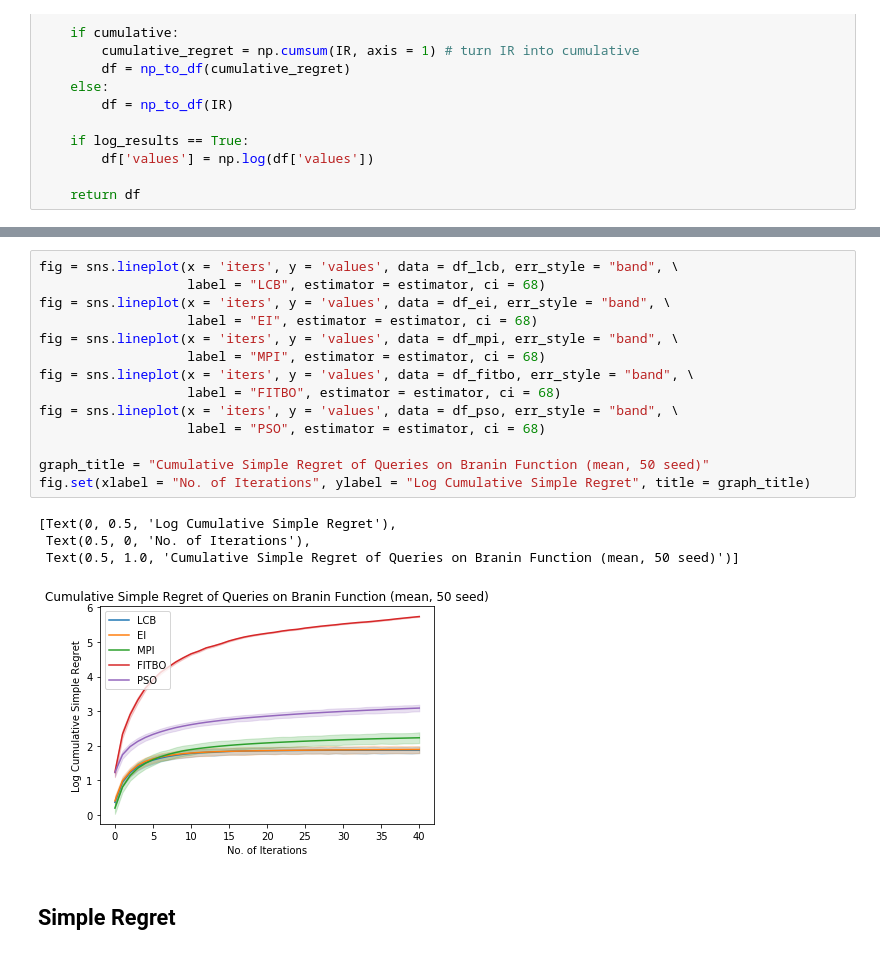
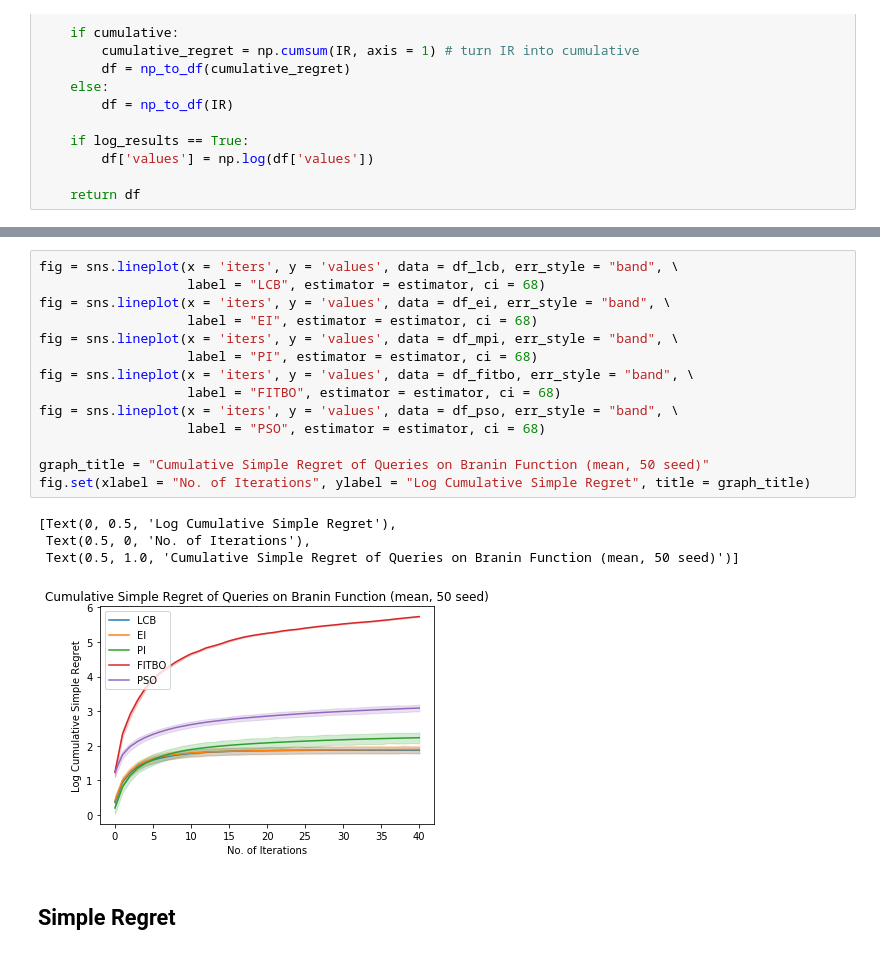
Before and after one commit to jamjs98764/Parallel-Bayesian-Optimisation, a Jupyter notebook: FITBO_GPy_FITBOMM_only/Error vs Iterations (Simple Regret).ipynb, the cells around one changed output, grey strips where cells are left out. Cells and saved outputs as stored; diff of their text form.

```diff
--- a/FITBO_GPy_FITBOMM_only/Error vs Iterations (Simple Regret).ipynb
+++ b/FITBO_GPy_FITBOMM_only/Error vs Iterations (Simple Regret).ipynb
@@ -158,22 +158,22 @@ Seed 48 has errors in data.
 # %%
 fig = sns.lineplot(x = 'iters', y = 'values', data = df_lcb, err_style = "band", \
                    label = "LCB", estimator = estimator, ci = 68)
 fig = sns.lineplot(x = 'iters', y = 'values', data = df_ei, err_style = "band", \
                    label = "EI", estimator = estimator, ci = 68)
 fig = sns.lineplot(x = 'iters', y = 'values', data = df_mpi, err_style = "band", \
-                   label = "MPI", estimator = estimator, ci = 68)
+                   label = "PI", estimator = estimator, ci = 68)
 fig = sns.lineplot(x = 'iters', y = 'values', data = df_fitbo, err_style = "band", \
                    label = "FITBO", estimator = estimator, ci = 68)
 fig = sns.lineplot(x = 'iters', y = 'values', data = df_pso, err_style = "band", \
                    label = "PSO", estimator = estimator, ci = 68)
 
 graph_title = "Cumulative Simple Regret of Queries on Branin Function (mean, 50 seed)"
 fig.set(xlabel = "No. of Iterations", ylabel = "Log Cumulative Simple Regret", title = graph_title)
 # %% [output]
 [Text(0, 0.5, 'Log Cumulative Simple Regret'),
  Text(0.5, 0, 'No. of Iterations'),
  Text(0.5, 1.0, 'Cumulative Simple Regret of Queries on Branin Function (mean, 50 seed)')]
-[figure, old version]
+[figure, new version]
 # %% [markdown]
 ## Simple Regret
 # %%
```
Also changed, not shown: parts of 1 cell of this notebook, 6 other files.
